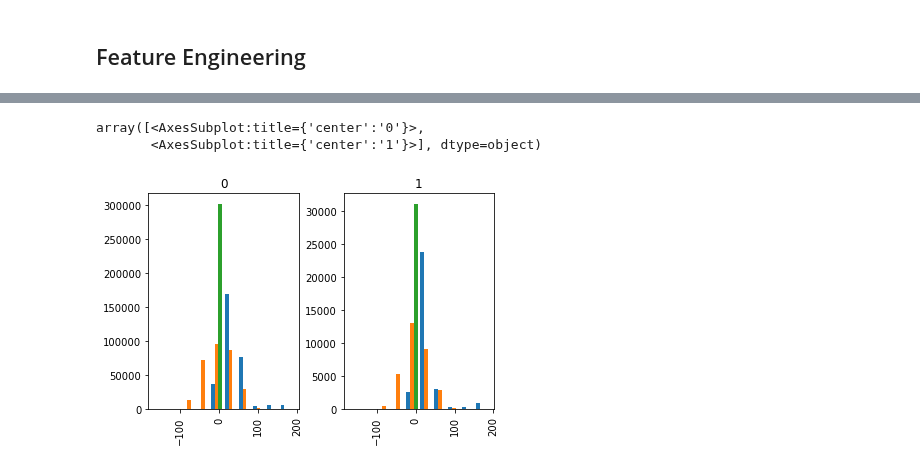
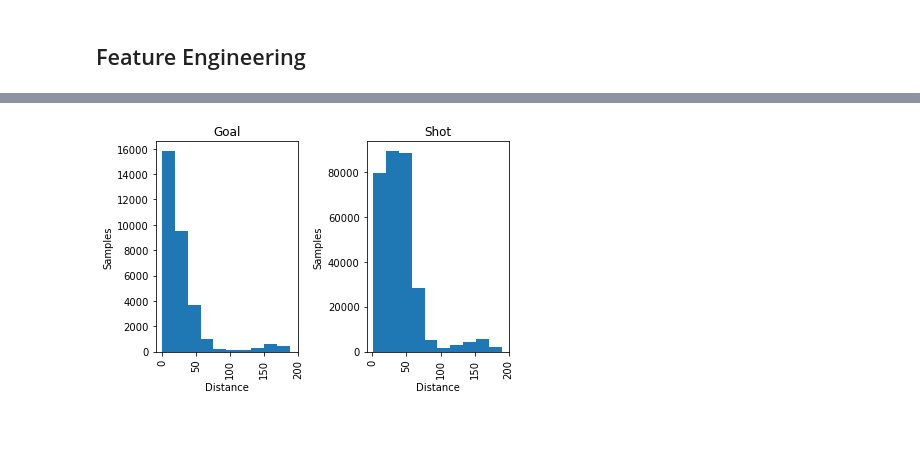
Before and after one commit to M0rph3e/ift6758-project-main, a Jupyter notebook: notebooks/fengineering1.ipynb, the cells around one changed output, grey strips where cells are left out. Cells and saved outputs as stored; diff of their text form; code cells hidden in the pictures; blank space fills up the shorter version.

Commit message:
Added Histograms for Q2 and uploaded the new attempts on training. Similar results as the other approach.

```diff
--- a/notebooks/fengineering1.ipynb
+++ b/notebooks/fengineering1.ipynb
@@ -68,2 +63,3 @@ train_df[(train_df['distanceNet']>150)&(train_df['result.event']=='Goal')&(train
 # %%
-df_features_y = train_df[["distanceNet","angleNet","isGoal"]]
+df_features_y = train_df[["distanceNet", "angleNet", "result.emptyNet", "result.event"]]
+df_features_y
@@ -98,6 +80,10 @@ array([<AxesSubplot:title={'center':'0'}>,
-# %%
-df_features_y.hist(column=['distanceNet', 'angleNet'], by='isGoal')
-# %% [output]
-array([<AxesSubplot:title={'center':'0'}>,
-       <AxesSubplot:title={'center':'1'}>], dtype=object)
-[figure, removed]
+# %%
+ax = df_features_y.hist(column='distanceNet', by='result.event')
+for x in ax:
+    x.set_xlabel('Distance')
+    x.set_ylabel('Samples')
+    x.set_xticks([0, 50, 100, 150, 200])
+
+plt.tight_layout()
+# %% [output]
+[figure, added]
```
Also changed, not shown: parts of 16 cells of this notebook, 1 other file.
